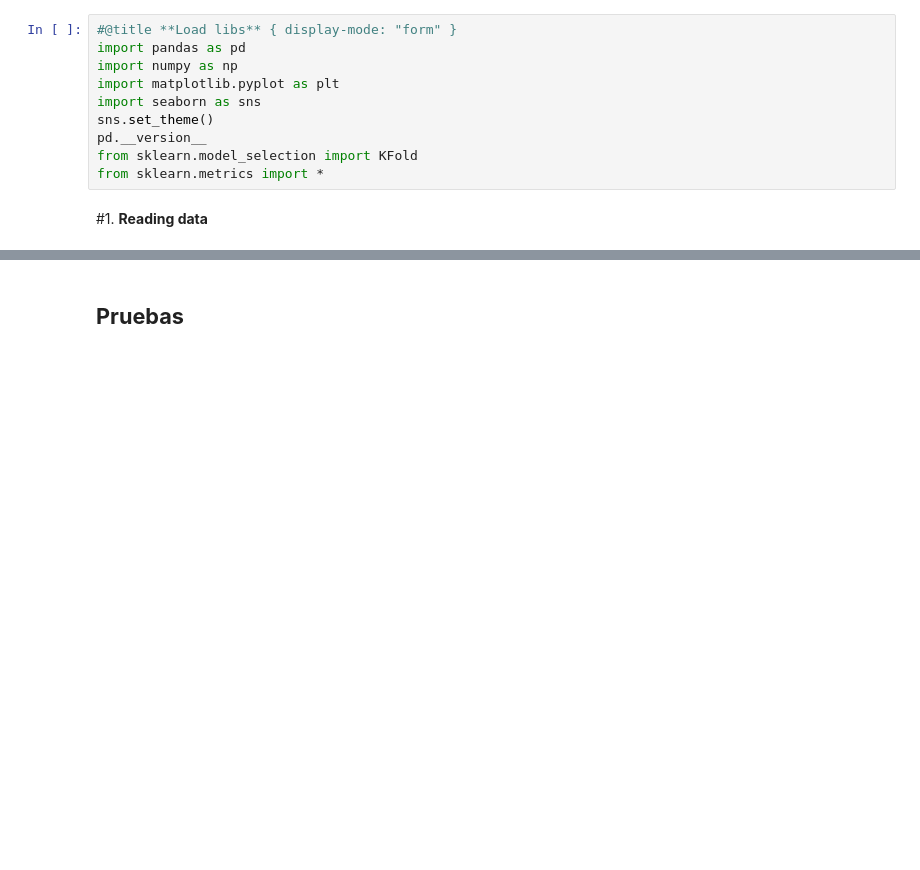
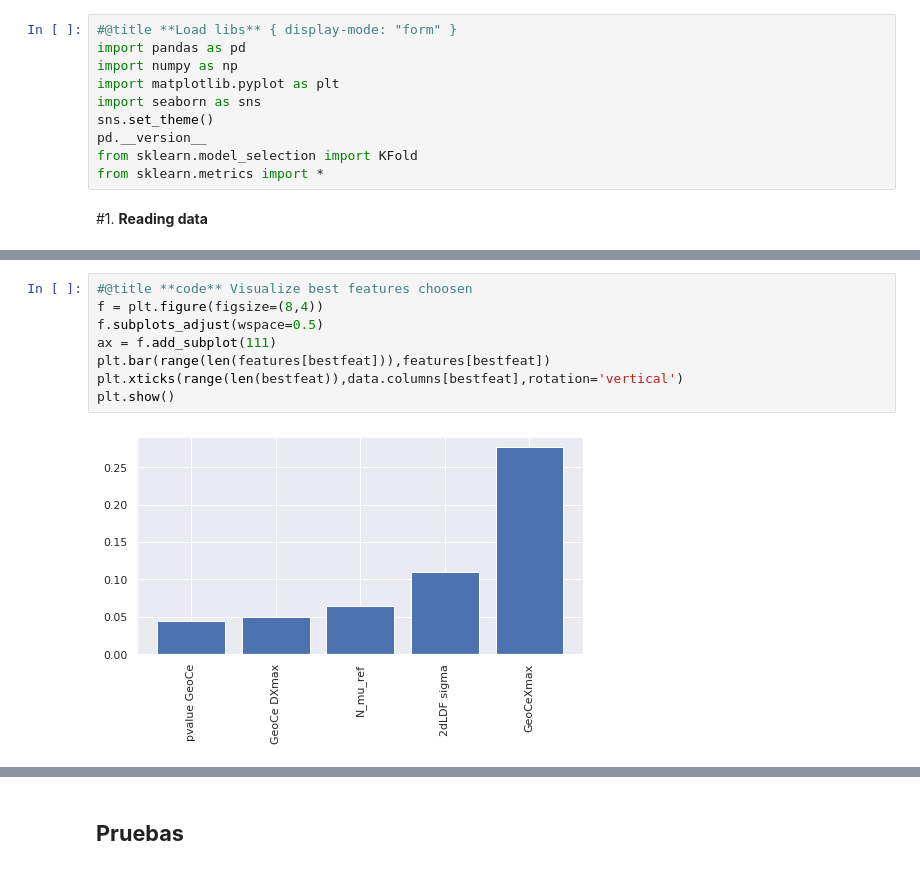
Before and after one commit to AndresGuarin/JupyterCodes, a Jupyter notebook: Machine_Learning/Proyecto_IA_1_Xmax.ipynb, the cells around one changed output, grey strips where cells are left out. Drawn from its saved outputs; the diff is of its cells as text; blank space fills up the shorter version.

```diff
--- a/Machine_Learning/Proyecto_IA_1_Xmax.ipynb
+++ b/Machine_Learning/Proyecto_IA_1_Xmax.ipynb
@@ -131,0 +171,10 @@ dot: graph is too large for cairo-renderer bitmaps. Scaling by 0.131186 to fit
+# %%
+#@title **code** Visualize best features choosen
+f = plt.figure(figsize=(8,4))
+f.subplots_adjust(wspace=0.5)
+ax = f.add_subplot(111)
+plt.bar(range(len(features[bestfeat])),features[bestfeat])
+plt.xticks(range(len(bestfeat)),data.columns[bestfeat],rotation='vertical')
+plt.show()
+# %% [output]
+[figure, added]
```
Also changed, not shown: parts of 20 cells of this notebook.
